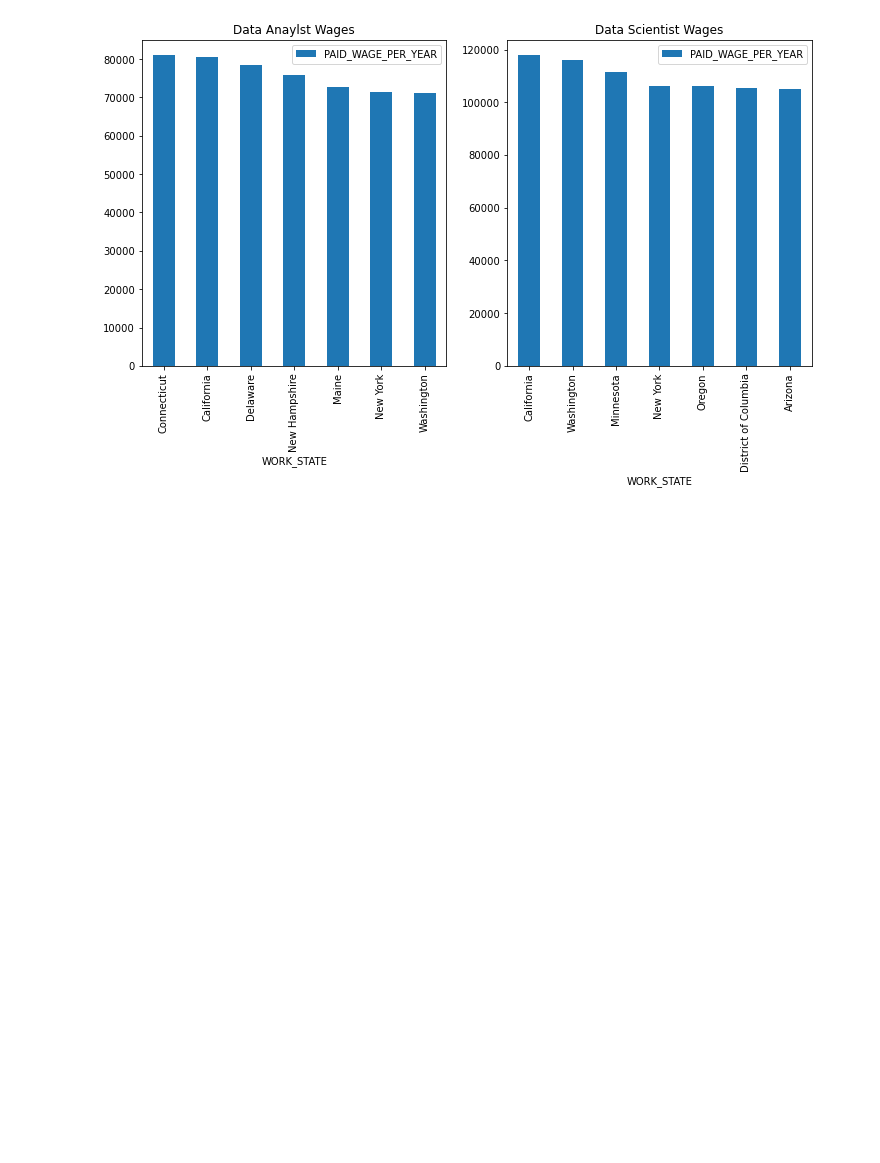
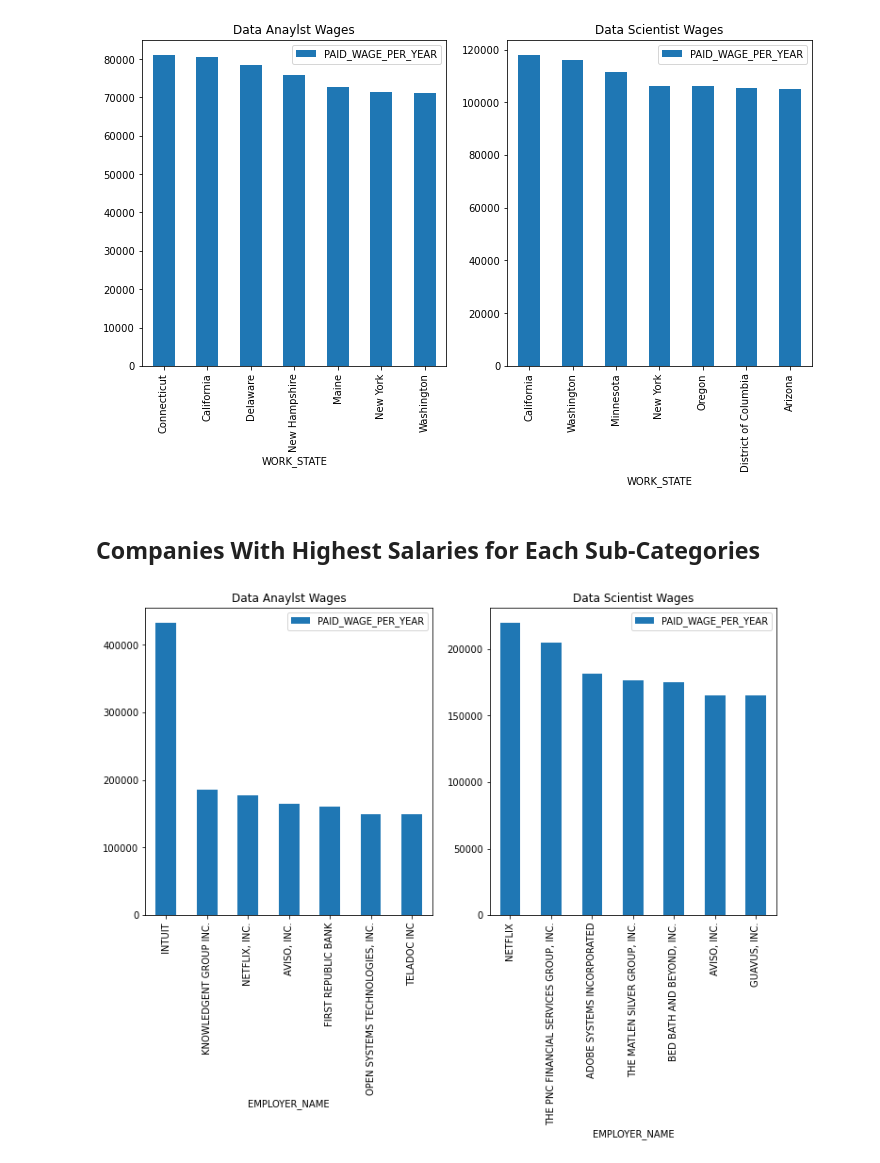
Before and after one commit to vu13/DS311GroupProject, a Jupyter notebook: Question_2_what_states_have_the_highest_paying_data_related_salaries?.ipynb, the cells around one changed output. Saved outputs shown, nothing was run; the diff lists cells and outputs as text; code cells hidden in the pictures; blank space fills up the shorter version.

```diff
--- a/Question_2_what_states_have_the_highest_paying_data_related_salaries?.ipynb
+++ b/Question_2_what_states_have_the_highest_paying_data_related_salaries?.ipynb
@@ -124,3 +126,37 @@ plt.show()
 #Also, states that pay most do differ between data analysts and data scientists sub categories
 # %% [output]
 [figure]
+# %% [markdown]
+## Companies With Highest Salaries for Each Sub-Categories
+# %%
+#Now, lets see which companies pays the most for these sub-categories
+
+#Lets drop rows that has no EMPLOYER_NAME just in case
+analyst_salaries_df = analyst_salaries_df.dropna(subset=['EMPLOYER_NAME'])
+scientist_salaries_df = scientist_salaries_df.dropna(subset=['EMPLOYER_NAME'])
+
+#Now, lets sort the data frames by taking anual paid wage into account for each employer
+sorted_analyst_df_em = analyst_salaries_df.groupby('EMPLOYER_NAME').mean().sort_values(by="PAID_WAGE_PER_YEAR", ascending=[False])
+sorted_analyst_df_em = sorted_analyst_df_em.reset_index() #We need to do this to create a plot later
+
+sorted_scientist_df_em = scientist_salaries_df.groupby('EMPLOYER_NAME').mean().sort_values(by="PAID_WAGE_PER_YEAR", ascending=[False])
+sorted_scientist_df_em = sorted_scientist_df_em.reset_index() #We need to do this to create a plot later
+
+#Lets plot thhese side by side, just like we did previously
+#It is important to note that we can use the dataframes we used in previous step, I am creating new ones for clarity
+
+figure, axis = plt.subplots(1, 2, figsize=(12,6))
+
+#For data analyst
+sorted_analyst_df_em.head(state_count).plot(x ='EMPLOYER_NAME', y='PAID_WAGE_PER_YEAR', kind = 'bar'
+                                     , ax = axis[0],subplots=True)
+axis[0].set_title("Data Anaylst Wages")
+
+# For data scientist
+sorted_scientist_df_em.head(state_count).plot(x ='EMPLOYER_NAME', y='PAID_WAGE_PER_YEAR', kind = 'bar'
+                                     , ax = axis[1],subplots=True)
+axis[1].set_title("Data Scientist Wages")
+
+plt.show()
+# %% [output]
+[figure, added]
```
Also changed, not shown: parts of 3 cells of this notebook.
